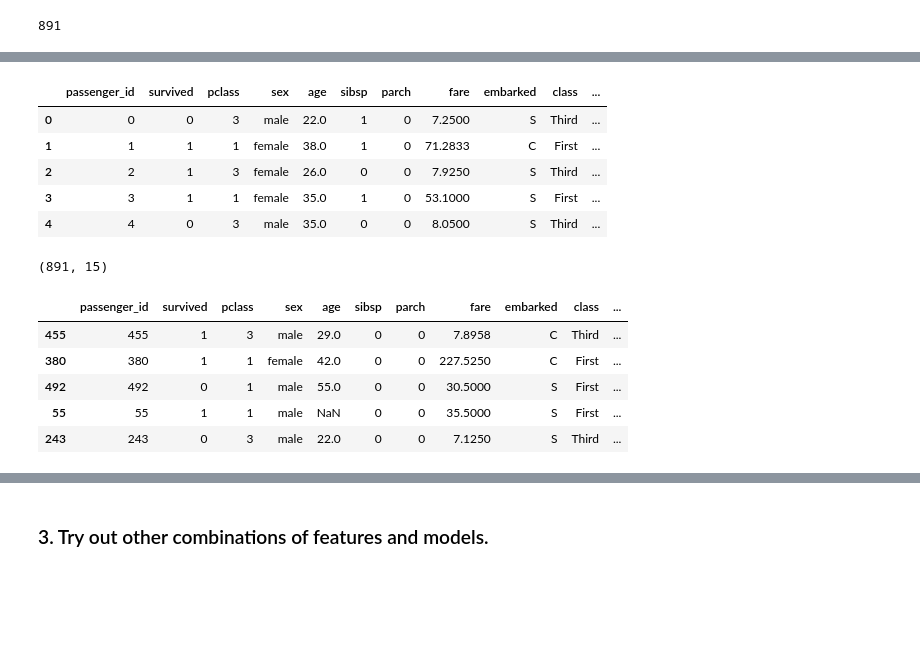
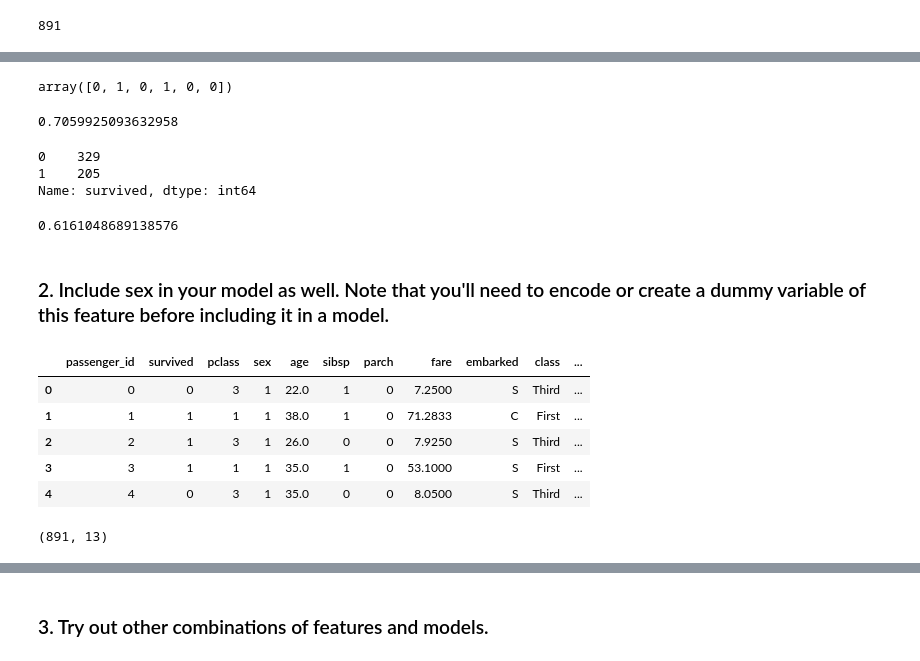
Before and after one commit to patrickamwayi/classification-exercises, a Jupyter notebook: model.ipynb, the cells around one changed output, grey strips where cells are left out. Drawn from its saved outputs; the diff is of its cells as text; code cells hidden in the pictures; blank space fills up the shorter version.

Commit message:
model exercises

```diff
--- a/model.ipynb
+++ b/model.ipynb
@@ -1675,0 +1687,3 @@ df.shape[0]
+# %%
+#fill nulls with average age
+df["age"]= df.age.fillna(df.age.mean())
@@ -1676,14 +1776,39 @@ df.shape[0]
+# %%
+#predict
+y_pred1=logit.predict(X_train)
+y_pred1[:6]
+# %% [output]
+array([0, 1, 0, 1, 0, 0])
+# %%
+#accuracy
+accuracy1 = logit1.score(X_titanic_train,y_titanic_train)
+accuracy1
+# %% [output]
+0.7059925093632958
+# %%
+#value count of y train
+y_titanic_train.value_counts()
+# %% [output]
+0    329
+1    205
+Name: survived, dtype: int64
+# %%
+baseline = (y_train == 0).mean()
+baseline
+# %% [output]
+0.6161048689138576
+# %% [markdown]
+### 2. Include sex in your model as well. Note that you'll need to encode or create a dummy variable of this feature before including it in a model.
 # %%
-df = prepare.prep_titanic(df)
-df.head()
+df.head(5)
 # %% [output]
 |  | passenger_id | survived | pclass | sex | age | sibsp | parch | fare | embarked | class | ... |
-| 0 | 0 | 0 | 3 | male | 22.0 | 1 | 0 | 7.2500 | S | Third | ... |
-| 1 | 1 | 1 | 1 | female | 38.0 | 1 | 0 | 71.2833 | C | First | ... |
-| 2 | 2 | 1 | 3 | female | 26.0 | 0 | 0 | 7.9250 | S | Third | ... |
-| 3 | 3 | 1 | 1 | female | 35.0 | 1 | 0 | 53.1000 | S | First | ... |
-| 4 | 4 | 0 | 3 | male | 35.0 | 0 | 0 | 8.0500 | S | Third | ... |
+| 0 | 0 | 0 | 3 | 1 | 22.0 | 1 | 0 | 7.2500 | S | Third | ... |
+| 1 | 1 | 1 | 1 | 1 | 38.0 | 1 | 0 | 71.2833 | C | First | ... |
+| 2 | 2 | 1 | 3 | 1 | 26.0 | 0 | 0 | 7.9250 | S | Third | ... |
+| 3 | 3 | 1 | 1 | 1 | 35.0 | 1 | 0 | 53.1000 | S | First | ... |
+| 4 | 4 | 0 | 3 | 1 | 35.0 | 0 | 0 | 8.0500 | S | Third | ... |
 # %%
 df.shape
 # %% [output]
-(891, 15)
+(891, 13)
@@ -1693,9 +1814,0 @@ titanic_train,titanic_validate,titanic_test = prepare.my_train_test_split(df,tar
-# %%
-titanic_train.head()
-# %% [output]
-|  | passenger_id | survived | pclass | sex | age | sibsp | parch | fare | embarked | class | ... |
-| 455 | 455 | 1 | 3 | male | 29.0 | 0 | 0 | 7.8958 | C | Third | ... |
-| 380 | 380 | 1 | 1 | female | 42.0 | 0 | 0 | 227.5250 | C | First | ... |
-| 492 | 492 | 0 | 1 | male | 55.0 | 0 | 0 | 30.5000 | S | First | ... |
-| 55 | 55 | 1 | 1 | male | NaN | 0 | 0 | 35.5000 | S | First | ... |
-| 243 | 243 | 0 | 3 | male | 22.0 | 0 | 0 | 7.1250 | S | Third | ... |
```
Also changed, not shown: parts of 59 cells of this notebook.
